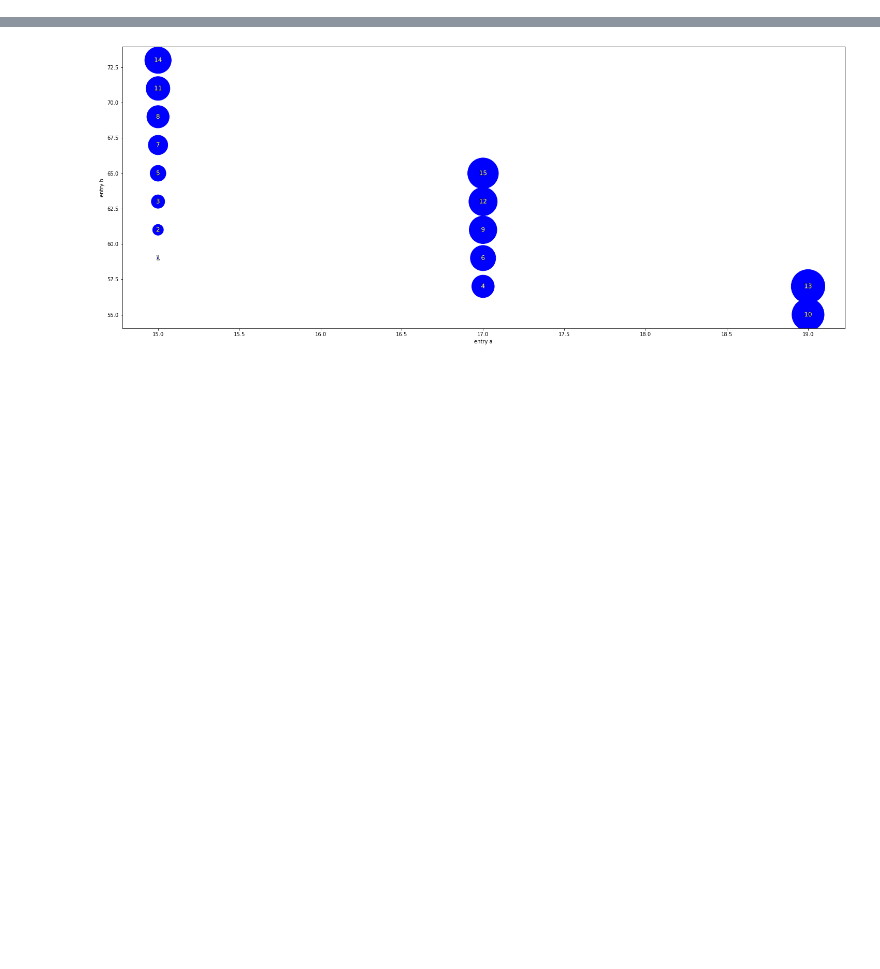
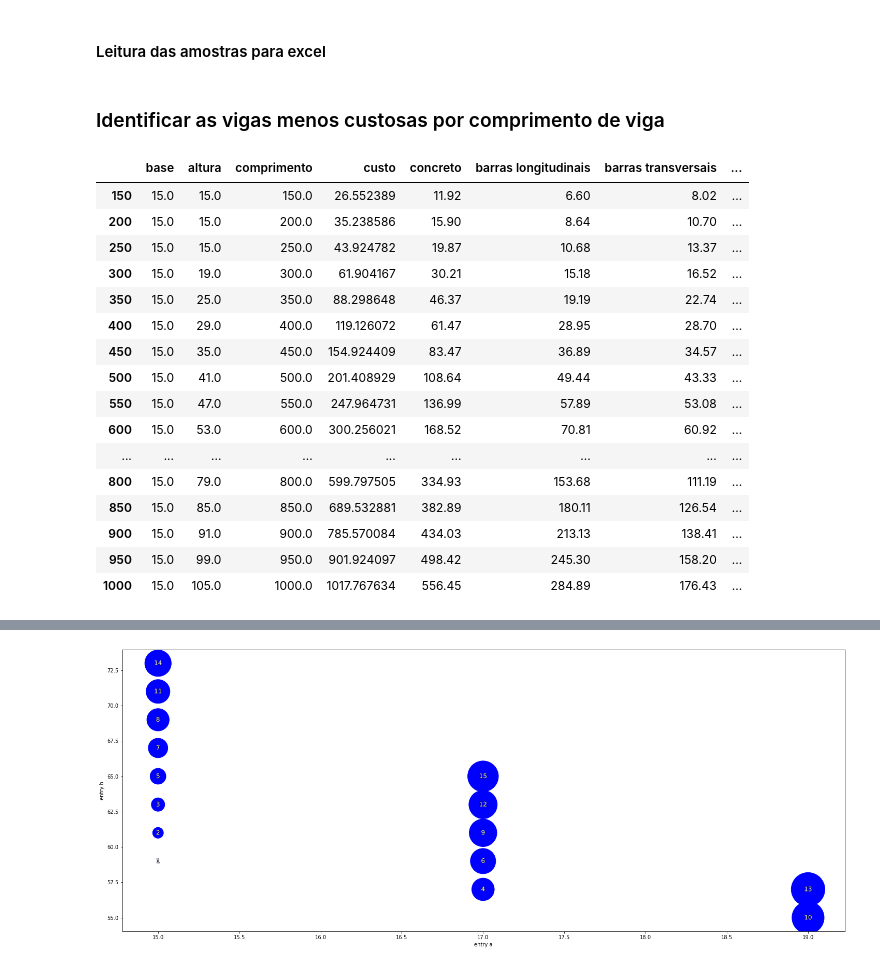
Before and after one commit to luisggc/FConcrete, a Jupyter notebook: examples/Cost Analysis.ipynb, the cells around one changed output, grey strips where cells are left out. Saved outputs shown, nothing was run; the diff lists cells and outputs as text; code cells hidden in the pictures; blank space fills up the shorter version.

```diff
--- a/examples/Cost Analysis.ipynb
+++ b/examples/Cost Analysis.ipynb
@@ -77,0 +50,2 @@ df["lowest_cost_length"] = df["cost"] == df["lowest_cost_length"]
+# %% [markdown]
+#### Leitura das amostras para excel
@@ -77,0 +54,2 @@ df["lowest_cost_length"] = df["cost"] == df["lowest_cost_length"]
+# %% [markdown]
+### Identificar as vigas menos custosas por comprimento de viga
@@ -77,0 +86,23 @@ df["lowest_cost_length"] = df["cost"] == df["lowest_cost_length"]
+# %%
+dados_menores_custos["custo/comprimento"] = dados_menores_custos["custo"]/dados_menores_custos["comprimento"]
+dados_menores_custos["comprimento/altura"] = dados_menores_custos["comprimento"]/dados_menores_custos["altura"]
+
+dados_menores_custos
+# %% [output]
+|  | base | altura | comprimento | custo | concreto | barras longitudinais | barras transversais | ... |
+| 150 | 15.0 | 15.0 | 150.0 | 26.552389 | 11.92 | 6.60 | 8.02 | ... |
+| 200 | 15.0 | 15.0 | 200.0 | 35.238586 | 15.90 | 8.64 | 10.70 | ... |
+| 250 | 15.0 | 15.0 | 250.0 | 43.924782 | 19.87 | 10.68 | 13.37 | ... |
+| 300 | 15.0 | 19.0 | 300.0 | 61.904167 | 30.21 | 15.18 | 16.52 | ... |
+| 350 | 15.0 | 25.0 | 350.0 | 88.298648 | 46.37 | 19.19 | 22.74 | ... |
+| 400 | 15.0 | 29.0 | 400.0 | 119.126072 | 61.47 | 28.95 | 28.70 | ... |
+| 450 | 15.0 | 35.0 | 450.0 | 154.924409 | 83.47 | 36.89 | 34.57 | ... |
+| 500 | 15.0 | 41.0 | 500.0 | 201.408929 | 108.64 | 49.44 | 43.33 | ... |
+| 550 | 15.0 | 47.0 | 550.0 | 247.964731 | 136.99 | 57.89 | 53.08 | ... |
+| 600 | 15.0 | 53.0 | 600.0 | 300.256021 | 168.52 | 70.81 | 60.92 | ... |
+| ... | ... | ... | ... | ... | ... | ... | ... | ... |
+| 800 | 15.0 | 79.0 | 800.0 | 599.797505 | 334.93 | 153.68 | 111.19 | ... |
+| 850 | 15.0 | 85.0 | 850.0 | 689.532881 | 382.89 | 180.11 | 126.54 | ... |
+| 900 | 15.0 | 91.0 | 900.0 | 785.570084 | 434.03 | 213.13 | 138.41 | ... |
+| 950 | 15.0 | 99.0 | 950.0 | 901.924097 | 498.42 | 245.30 | 158.20 | ... |
+| 1000 | 15.0 | 105.0 | 1000.0 | 1017.767634 | 556.45 | 284.89 | 176.43 | ... |
```
Also changed, not shown: parts of 22 cells of this notebook, 9 other files.
